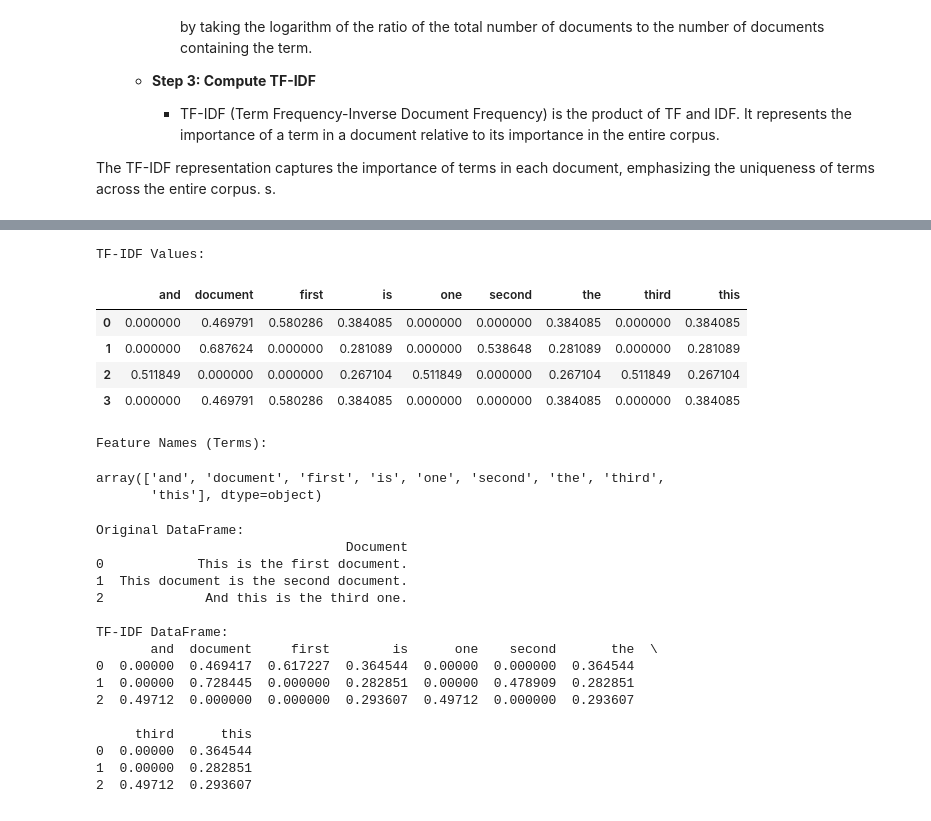
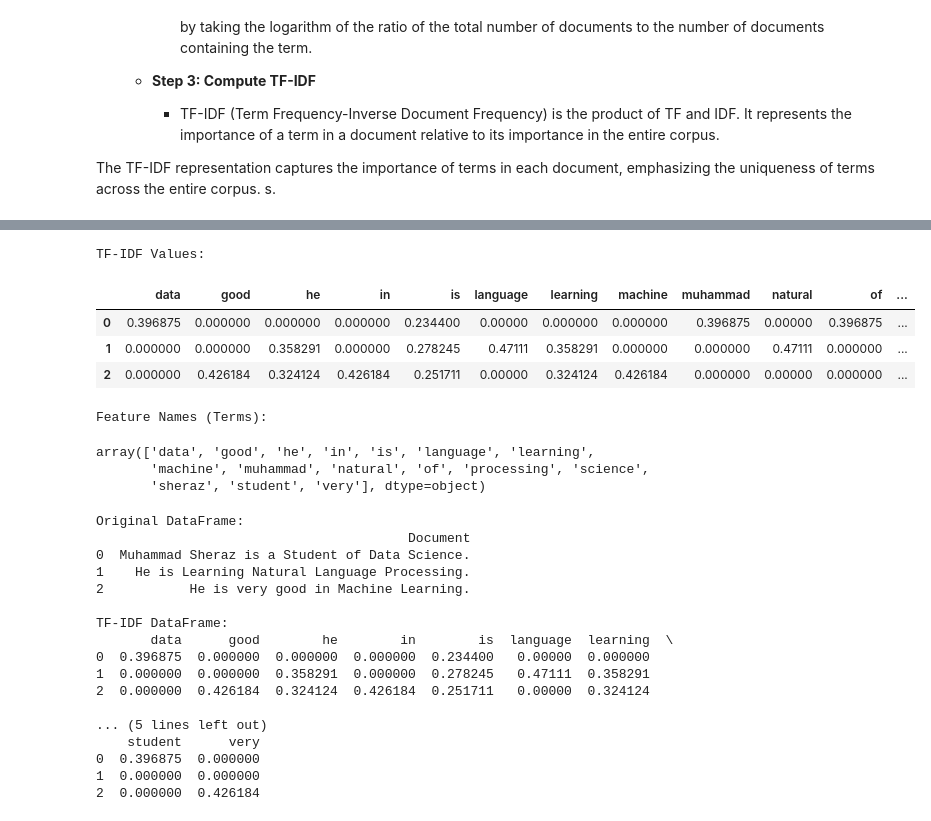
Before and after one commit to MuhammadSheraza002/Natural-Language-Processing, a Jupyter notebook: Lec-4(Text Representation).ipynb, the cells around one changed output, grey strips where cells are left out. Drawn from its saved outputs; the diff is of its cells as text; code cells hidden in the pictures.

```diff
--- a/Lec-4(Text Representation).ipynb
+++ b/Lec-4(Text Representation).ipynb
@@ -671,53 +856,50 @@ Consider a corpus with three documents:
 # %%
 from sklearn.feature_extraction.text import TfidfVectorizer
 import pandas as pd
 # Sample documents
-documents = [
-    "This is the first document.",
-    "This document is the second document.",
-    "And this is the third one.",
-    "Is this the first document?",
-]
+documents = ["Muhammad Sheraz is a Student of Data Science.",
+                 'He is Learning Natural Language Processing.',
+                'He is very good in Machine Learning.']
 
 # Create the TF-IDF vectorizer
 vectorizer = TfidfVectorizer()
 
 # Fit and transform the documents
 tfidf_matrix = vectorizer.fit_transform(documents)
 
 # Get feature names (terms)
 feature_names = vectorizer.get_feature_names_out()
 
 # Convert the TF-IDF matrix to a dense array for easier manipulation
 dense_matrix = tfidf_matrix.todense()
 
 # Display the TF-IDF values in a readable format
 print("TF-IDF Values:")
 pd.DataFrame(dense_matrix,columns=feature_names)
 # %% [output]
 TF-IDF Values:
-|  | and | document | first | is | one | second | the | third | this |
-| 0 | 0.000000 | 0.469791 | 0.580286 | 0.384085 | 0.000000 | 0.000000 | 0.384085 | 0.000000 | 0.384085 |
-| 1 | 0.000000 | 0.687624 | 0.000000 | 0.281089 | 0.000000 | 0.538648 | 0.281089 | 0.000000 | 0.281089 |
-| 2 | 0.511849 | 0.000000 | 0.000000 | 0.267104 | 0.511849 | 0.000000 | 0.267104 | 0.511849 | 0.267104 |
-| 3 | 0.000000 | 0.469791 | 0.580286 | 0.384085 | 0.000000 | 0.000000 | 0.384085 | 0.000000 | 0.384085 |
+|  | data | good | he | in | is | language | learning | machine | muhammad | natural | of | ... |
+| 0 | 0.396875 | 0.000000 | 0.000000 | 0.000000 | 0.234400 | 0.00000 | 0.000000 | 0.000000 | 0.396875 | 0.00000 | 0.396875 | ... |
+| 1 | 0.000000 | 0.000000 | 0.358291 | 0.000000 | 0.278245 | 0.47111 | 0.358291 | 0.000000 | 0.000000 | 0.47111 | 0.000000 | ... |
+| 2 | 0.000000 | 0.426184 | 0.324124 | 0.426184 | 0.251711 | 0.00000 | 0.324124 | 0.426184 | 0.000000 | 0.00000 | 0.000000 | ... |
 # %%
 # Display feature names (terms)
 print("\nFeature Names (Terms):")
 feature_names
 # %% [output]
 Feature Names (Terms):
-array(['and', 'document', 'first', 'is', 'one', 'second', 'the', 'third',
-       'this'], dtype=object)
+array(['data', 'good', 'he', 'in', 'is', 'language', 'learning',
+       'machine', 'muhammad', 'natural', 'of', 'processing', 'science',
+       'sheraz', 'student', 'very'], dtype=object)
 # %%
 import pandas as pd
 from sklearn.feature_extraction.text import TfidfVectorizer
 
 # Sample text data
 data = {
-    'Document': ["This is the first document.",
-                 "This document is the second document.",
-                 "And this is the third one."]
+    'Document':  ["Muhammad Sheraz is a Student of Data Science.",
+                 'He is Learning Natural Language Processing.',
+                'He is very good in Machine Learning.']
 }
 
 # Create DataFrame
@@ -739,18 +921,19 @@ print("\nTF-IDF DataFrame:")
 print(tfidf_df)
 # %% [output]
 Original DataFrame:
-                                Document
-0            This is the first document.
-1  This document is the second document.
-2             And this is the third one.
+                                        Document
+0  Muhammad Sheraz is a Student of Data Science.
+1    He is Learning Natural Language Processing.
+2           He is very good in Machine Learning.
 
 TF-IDF DataFrame:
-       and  document     first        is      one    second       the  \
-0  0.00000  0.469417  0.617227  0.364544  0.00000  0.000000  0.364544
-1  0.00000  0.728445  0.000000  0.282851  0.00000  0.478909  0.282851
-2  0.49712  0.000000  0.000000  0.293607  0.49712  0.000000  0.293607
+       data      good        he        in        is  language  learning  \
+0  0.396875  0.000000  0.000000  0.000000  0.234400   0.00000  0.000000
+1  0.000000  0.000000  0.358291  0.000000  0.278245   0.47111  0.358291
+2  0.000000  0.426184  0.324124  0.426184  0.251711   0.00000  0.324124
 
-     third      this
-0  0.00000  0.364544
-1  0.00000  0.282851
-2  0.49712  0.293607
+... (5 lines left out)
+    student      very
+0  0.396875  0.000000
+1  0.000000  0.000000
+2  0.000000  0.426184
```
Also changed, not shown: parts of 23 cells of this notebook, 1 other file.
